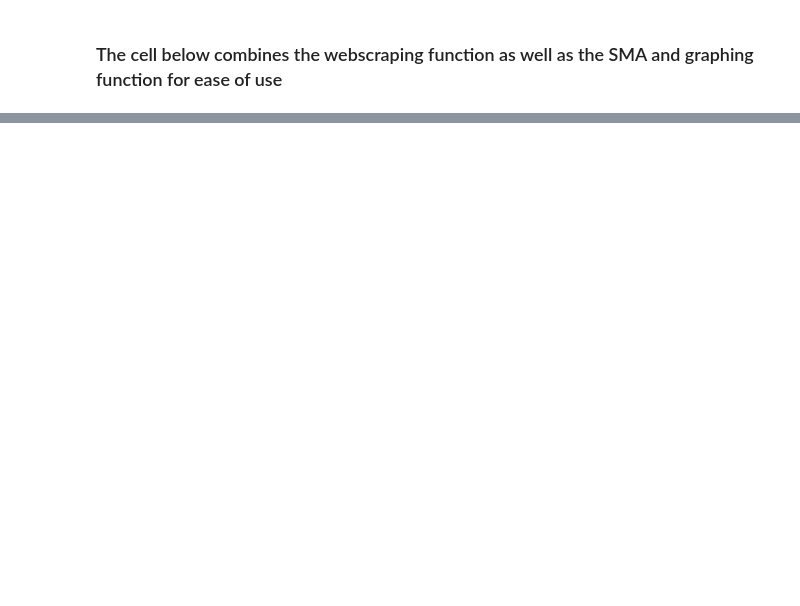
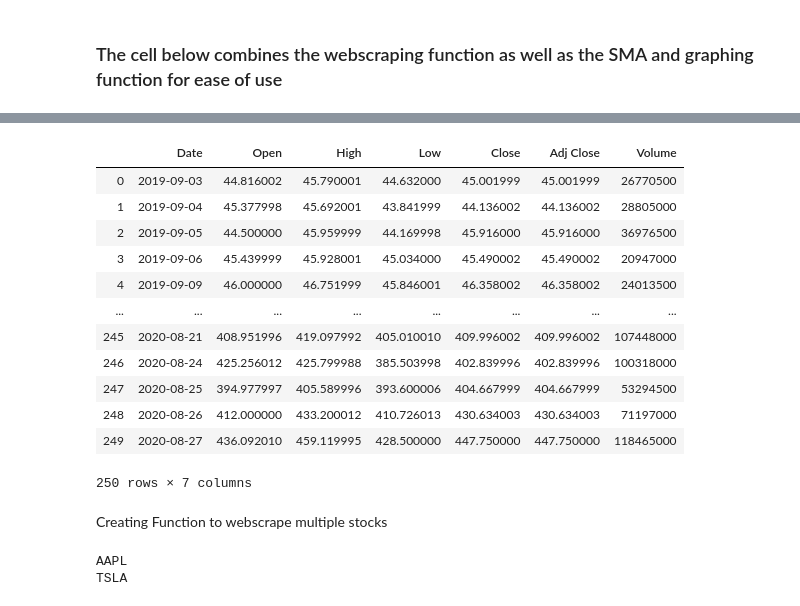
Before and after one commit to joseh4/Stock_market_monitoring, a Jupyter notebook: Creating_automated_chart.ipynb, the cells around one changed output, grey strips where cells are left out. Cells and saved outputs as stored; diff of their text form; code cells hidden in the pictures; blank space fills up the shorter version.

Commit message:
defined webscraping function

```diff
--- a/Creating_automated_chart.ipynb
+++ b/Creating_automated_chart.ipynb
@@ -283,0 +292,18 @@ pd.read_csv('AAPL.csv')
+# %%
+pd.read_csv('TSLA.csv')
+# %% [output]
+|  | Date | Open | High | Low | Close | Adj Close | Volume |
+| 0 | 2019-09-03 | 44.816002 | 45.790001 | 44.632000 | 45.001999 | 45.001999 | 26770500 |
+| 1 | 2019-09-04 | 45.377998 | 45.692001 | 43.841999 | 44.136002 | 44.136002 | 28805000 |
+| 2 | 2019-09-05 | 44.500000 | 45.959999 | 44.169998 | 45.916000 | 45.916000 | 36976500 |
+| 3 | 2019-09-06 | 45.439999 | 45.928001 | 45.034000 | 45.490002 | 45.490002 | 20947000 |
+| 4 | 2019-09-09 | 46.000000 | 46.751999 | 45.846001 | 46.358002 | 46.358002 | 24013500 |
+| ... | ... | ... | ... | ... | ... | ... | ... |
+| 245 | 2020-08-21 | 408.951996 | 419.097992 | 405.010010 | 409.996002 | 409.996002 | 107448000 |
+| 246 | 2020-08-24 | 425.256012 | 425.799988 | 385.503998 | 402.839996 | 402.839996 | 100318000 |
+| 247 | 2020-08-25 | 394.977997 | 405.589996 | 393.600006 | 404.667999 | 404.667999 | 53294500 |
+| 248 | 2020-08-26 | 412.000000 | 433.200012 | 410.726013 | 430.634003 | 430.634003 | 71197000 |
+| 249 | 2020-08-27 | 436.092010 | 459.119995 | 428.500000 | 447.750000 | 447.750000 | 118465000 |
+250 rows × 7 columns
+# %% [markdown]
+Creating Function to webscrape multiple stocks
@@ -283,0 +368,5 @@ pd.read_csv('AAPL.csv')
+# %%
+get_info('stocks')
+# %% [output]
+AAPL
+TSLA
```
Also changed, not shown: parts of 15 cells of this notebook.
